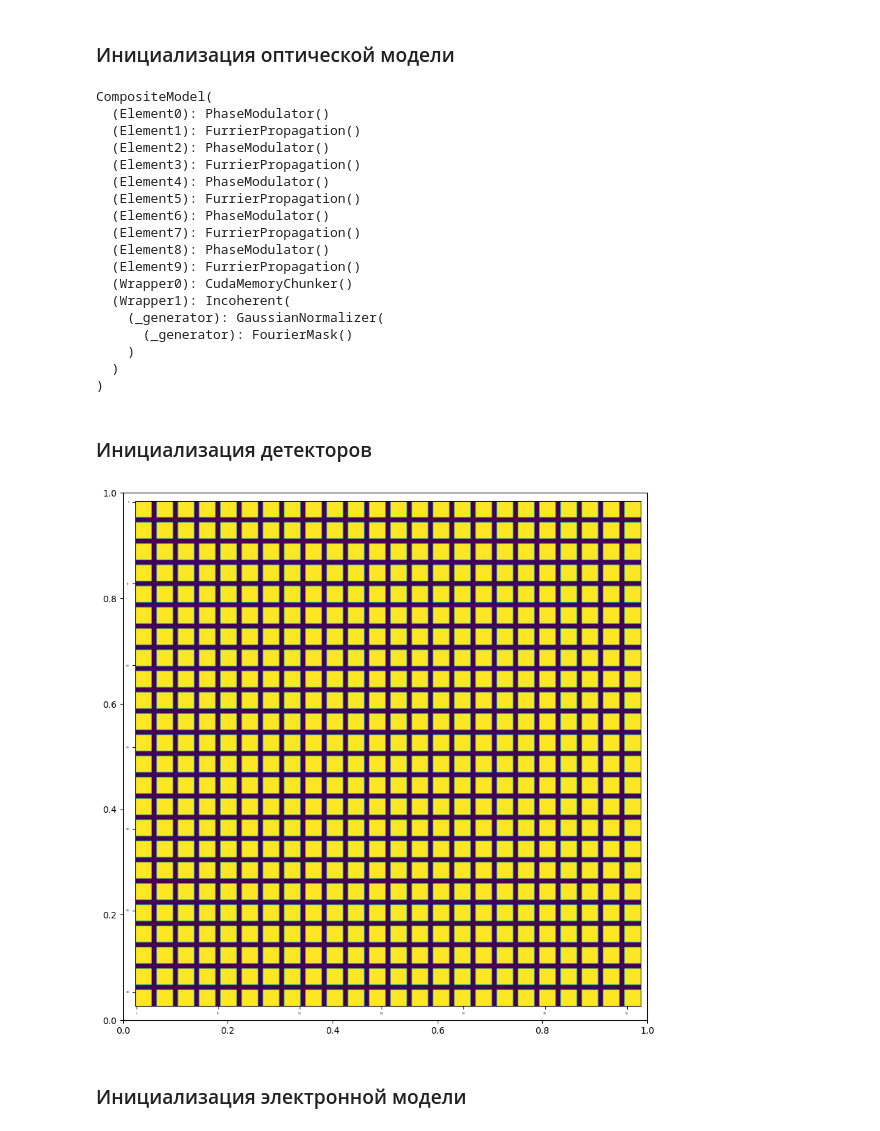
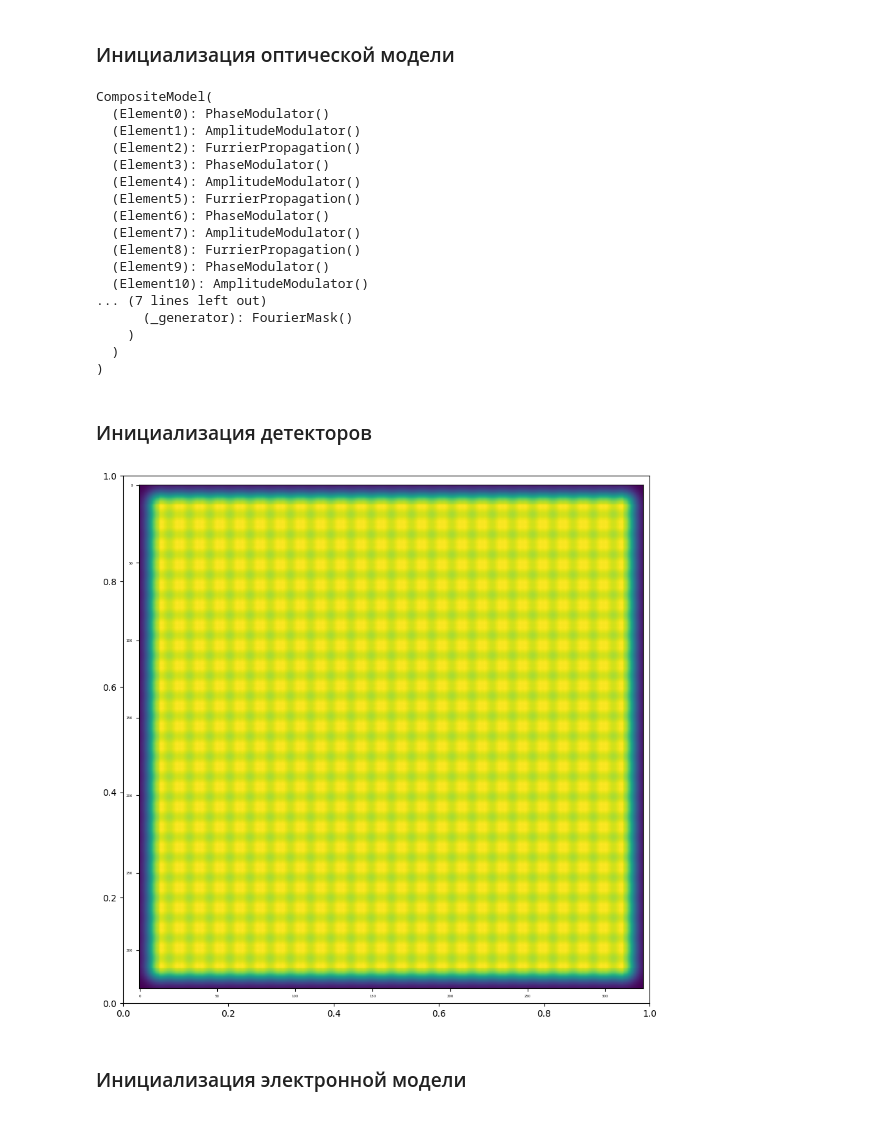
Before and after one commit to Belashov641618/OpticalEncoder, a Jupyter notebook: notebooks/ID2NN Training.ipynb, the cells around one changed output. Cells and saved outputs as stored; diff of their text form; code cells hidden in the pictures.

```diff
--- a/notebooks/ID2NN Training.ipynb
+++ b/notebooks/ID2NN Training.ipynb
@@ -139,7 +107,7 @@ cppp = 2
 
 pixels = int(length/mask_unit_length) + 1
 N = int(pixels*cppp)
-distance = length * sqrt((mask_unit_length/wavelength)**2-1) * 0.5
+distance = length * sqrt((mask_unit_length/wavelength)**2-1) * 0.05
 
 print(f"Длинна волны:                             {engineering(wavelength, 'м')}")
 print(f"Количество вычислительных пикселей:       {N}")
@@ -186,14 +154,16 @@ tensor([0.1374, 0.4535, 1.0066, 1.0078], device='cuda:0')
 ### Инициализация оптической модели
 # %%
 propagation = FurrierPropagation(N, length, wavelength, 1.0, 0.0, distance, 0.3)
-modulators = [PhaseModulator(N, length, pixels) for i in range(masks_amount)]
-elements = [modulators[0]]
-for modulator in modulators[1:]:
+phase_modulators = [PhaseModulator(N, length, pixels) for i in range(masks_amount)]
+amplitude_modulators = [AmplitudeModulator(N, length, pixels) for i in range(masks_amount)]
+elements = [phase_modulators[0], amplitude_modulators[0]]
+for phase_modulator, amplitude_modulator in zip(phase_modulators[1:], amplitude_modulators[1:]):
     elements.append(propagation)
-    elements.append(modulator)
+    elements.append(phase_modulator)
+    elements.append(amplitude_modulator)
 elements.append(propagation)
 
-chunker = CudaMemoryChunker()
+chunker = CudaMemoryChunker(6)
 
 optical = CompositeModel(*elements)
 optical.wrap(chunker)
@@ -202,18 +172,17 @@ optical.to(torch.device('cuda' if torch.cuda.is_available() else 'cpu'))
 # %% [output]
 CompositeModel(
   (Element0): PhaseModulator()
-  (Element1): FurrierPropagation()
-  (Element2): PhaseModulator()
-  (Element3): FurrierPropagation()
-  (Element4): PhaseModulator()
+  (Element1): AmplitudeModulator()
+  (Element2): FurrierPropagation()
+  (Element3): PhaseModulator()
+  (Element4): AmplitudeModulator()
   (Element5): FurrierPropagation()
   (Element6): PhaseModulator()
-  (Element7): FurrierPropagation()
-  (Element8): PhaseModulator()
-  (Element9): FurrierPropagation()
-  (Wrapper0): CudaMemoryChunker()
-  (Wrapper1): Incoherent(
-    (_generator): GaussianNormalizer(
+  (Element7): AmplitudeModulator()
+  (Element8): FurrierPropagation()
+  (Element9): PhaseModulator()
+  (Element10): AmplitudeModulator()
+... (7 lines left out)
       (_generator): FourierMask()
     )
   )
@@ -223,18 +192,18 @@ CompositeModel(
 # %%
 detectors_amount = 24
 
 spectral_filter = Window(centers=wavelength, sizes=300.0E-9)
-# detectors_filter = Gaussian((length/100, length/100), (0,0))
-detectors_filter = Window(centers=(0.,0.), sizes=(length/34, length/34))
+detectors_filter = Gaussian((length/60, length/60), (0,0))
+# detectors_filter = Window(centers=(0.,0.), sizes=(length/34, length/34))
 detectors = MatrixDetectors(N, length, wavelength, detectors_amount, detectors_filter, spectral_filter)
 detectors.to(optical.device)
 
 plot = TiledPlot(*FigureWidthHeight)
 plot.FontLibrary = FontLibrary
 plot.axes.add(0,0).imshow(detectors.filter, aspect='auto')
 plot.show()
 # %% [output]
-[figure, old version]
+[figure, new version]
 # %% [markdown]
 ### Инициализация электронной модели
 # %%
```
Also changed, not shown: parts of 26 cells of this notebook.
